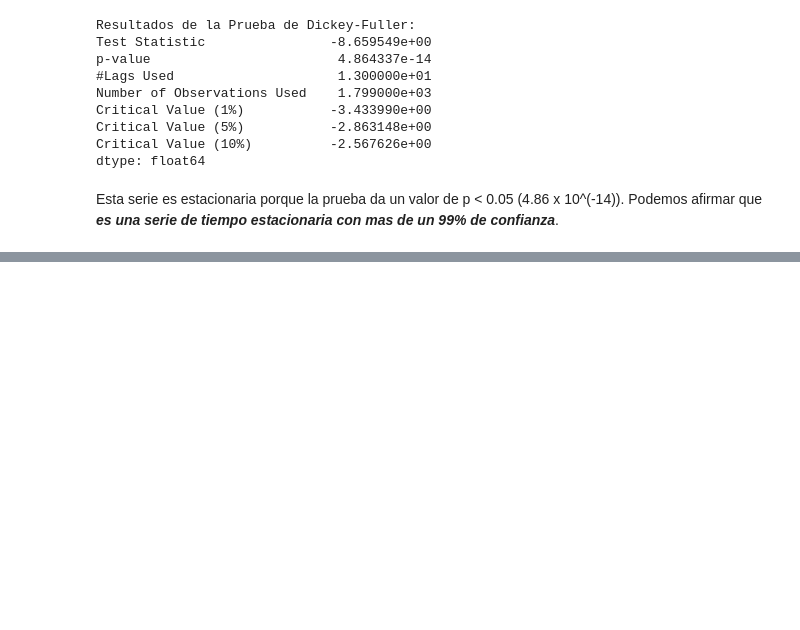
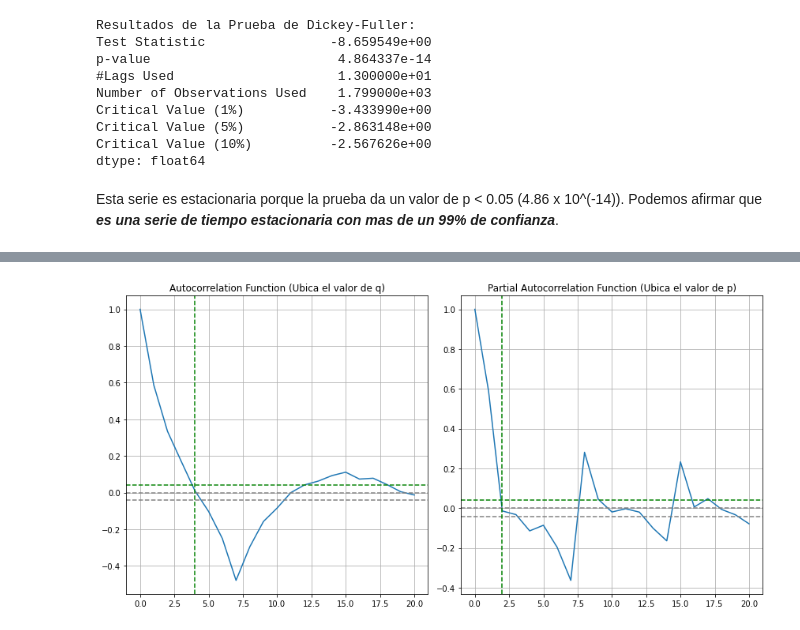
Before and after one commit to carloslizarragac/FisicaComputacional1, a Jupyter notebook: Actividad6.ipynb, the cells around one changed output, grey strips where cells are left out. Drawn from its saved outputs; the diff is of its cells as text; code cells hidden in the pictures; blank space fills up the shorter version.

```diff
--- a/Actividad6.ipynb
+++ b/Actividad6.ipynb
@@ -385,0 +417,35 @@ Esta serie es estacionaria porque la prueba da un valor de p < 0.05 (4.86 x 10^(
+# %%
+# Aplicamos ARIMA
+
+lag_acf = acf(ts_test_log_diff, nlags=20)
+lag_pacf = pacf(ts_test_log_diff, nlags=20, method = 'ols')
+
+# Tamaño de las gráficas
+plt.rcParams["figure.figsize"] = (12,6)
+
+# Gráfica de ACF (Autocorrelation Function)
+plt.subplot(121)
+plt.plot(lag_acf)
+plt.axhline(y=0, linestyle='--', color='gray')
+plt.axhline(y=-1.96/np.sqrt(len(ts_test_log_diff)), linestyle='--', color='gray')
+plt.axhline(y=1.96/np.sqrt(len(ts_test_log_diff)), linestyle='--', color='green')
+# Graficamos unas líneas verticales como referencias
+#plt.axvline(x=3, linestyle='--', color='green')
+plt.axvline(x=4, linestyle='--', color='green')
+plt.grid()
+plt.title('Autocorrelation Function (Ubica el valor de q)')
+
+# Gráfica de PACF (Partial Autocorrelation Function)
+plt.subplot(122)
+plt.plot(lag_pacf)
+plt.axhline(y=0, linestyle='--', color='gray')
+plt.axhline(y=-1.96/np.sqrt(len(ts_test_log_diff)), linestyle='--', color='gray')
+plt.axhline(y=1.96/np.sqrt(len(ts_test_log_diff)), linestyle='--', color='green')
+# Graficamos unas líneas verticales como referencias
+plt.axvline(x=2, linestyle='--', color='green')
+plt.grid()
+plt.title('Partial Autocorrelation Function (Ubica el valor de p)')
+
+plt.tight_layout()
+# %% [output]
+[figure, added]
```
Also changed, not shown: parts of 14 cells of this notebook.
